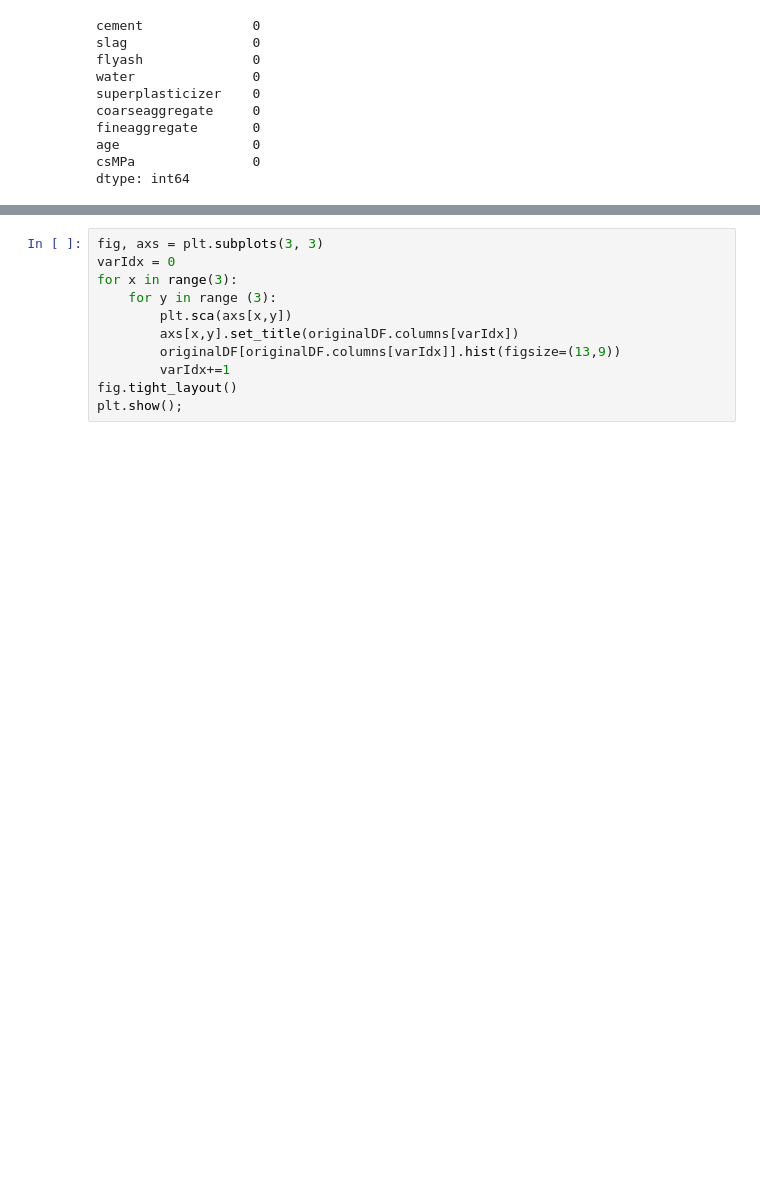
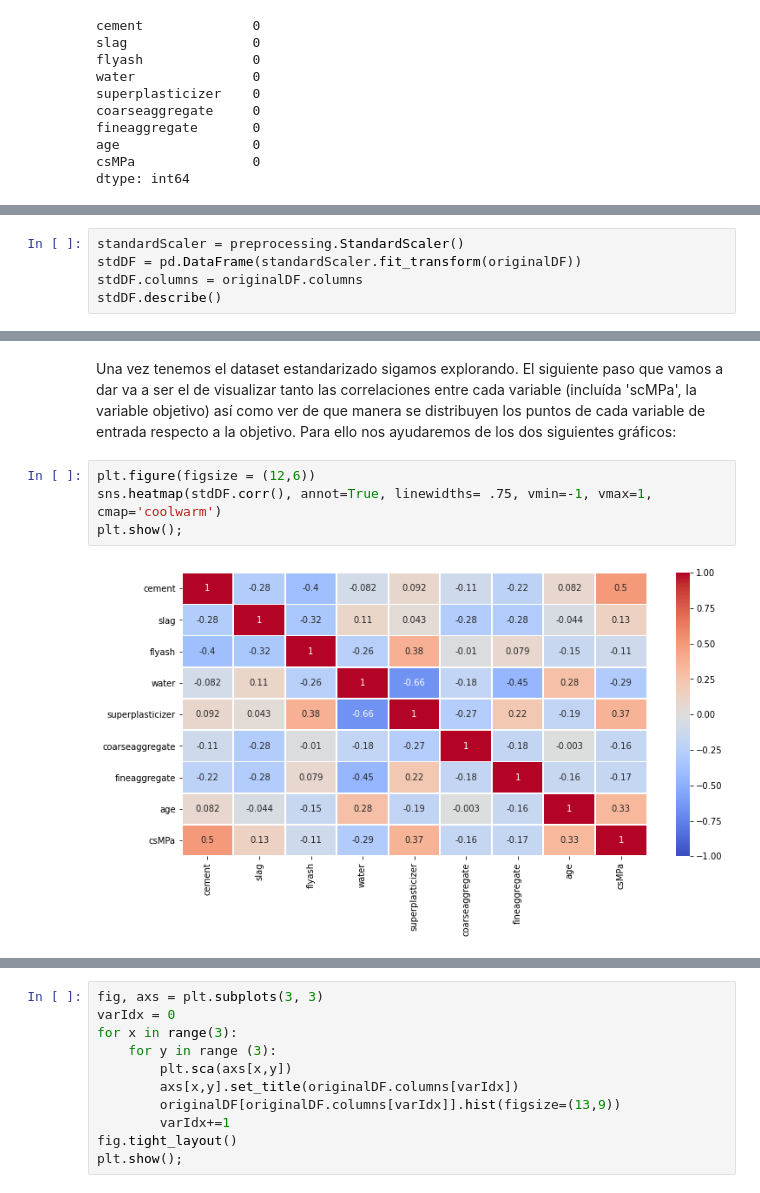
Before and after one commit to juankasv99/APC_Concrete_MPa, a Jupyter notebook: [APC]-LinearRegression-Prac1-JuanCarlosSoriano_JorgeGimenez.ipynb, the cells around one changed output, grey strips where cells are left out. Cells and saved outputs as stored; diff of their text form; blank space fills up the shorter version.

```diff
--- a/[APC]-LinearRegression-Prac1-JuanCarlosSoriano_JorgeGimenez.ipynb
+++ b/[APC]-LinearRegression-Prac1-JuanCarlosSoriano_JorgeGimenez.ipynb
@@ -64,0 +68,5 @@ Sin embargo, observamos también que los datos siguen escalas distintas, por lo
+# %%
+standardScaler = preprocessing.StandardScaler()
+stdDF = pd.DataFrame(standardScaler.fit_transform(originalDF))
+stdDF.columns = originalDF.columns
+stdDF.describe()
@@ -64,0 +83,8 @@ Sin embargo, observamos también que los datos siguen escalas distintas, por lo
+# %% [markdown]
+Una vez tenemos el dataset estandarizado sigamos explorando. El siguiente paso que vamos a dar va a ser el de visualizar tanto las correlaciones entre cada variable (incluída 'scMPa', la variable objetivo) así como ver de que manera se distribuyen los puntos de cada variable de entrada respecto a la objetivo.  Para ello nos ayudaremos de los dos siguientes gráficos:
+# %%
+plt.figure(figsize = (12,6))
+sns.heatmap(stdDF.corr(), annot=True, linewidths= .75, vmin=-1, vmax=1, cmap='coolwarm')
+plt.show();
+# %% [output]
+[figure, added]
```
Also changed, not shown: parts of 34 cells of this notebook, 1 other file.
